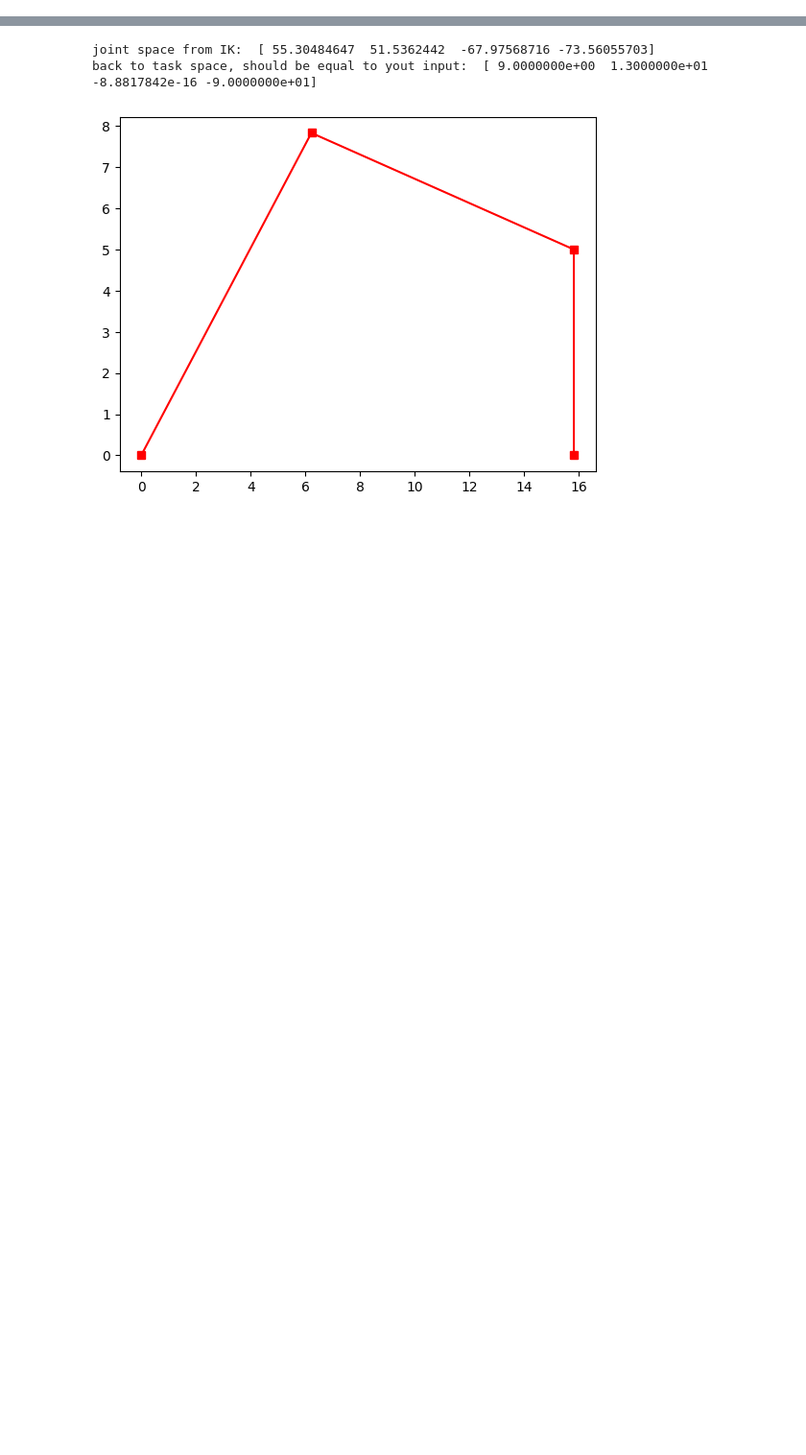
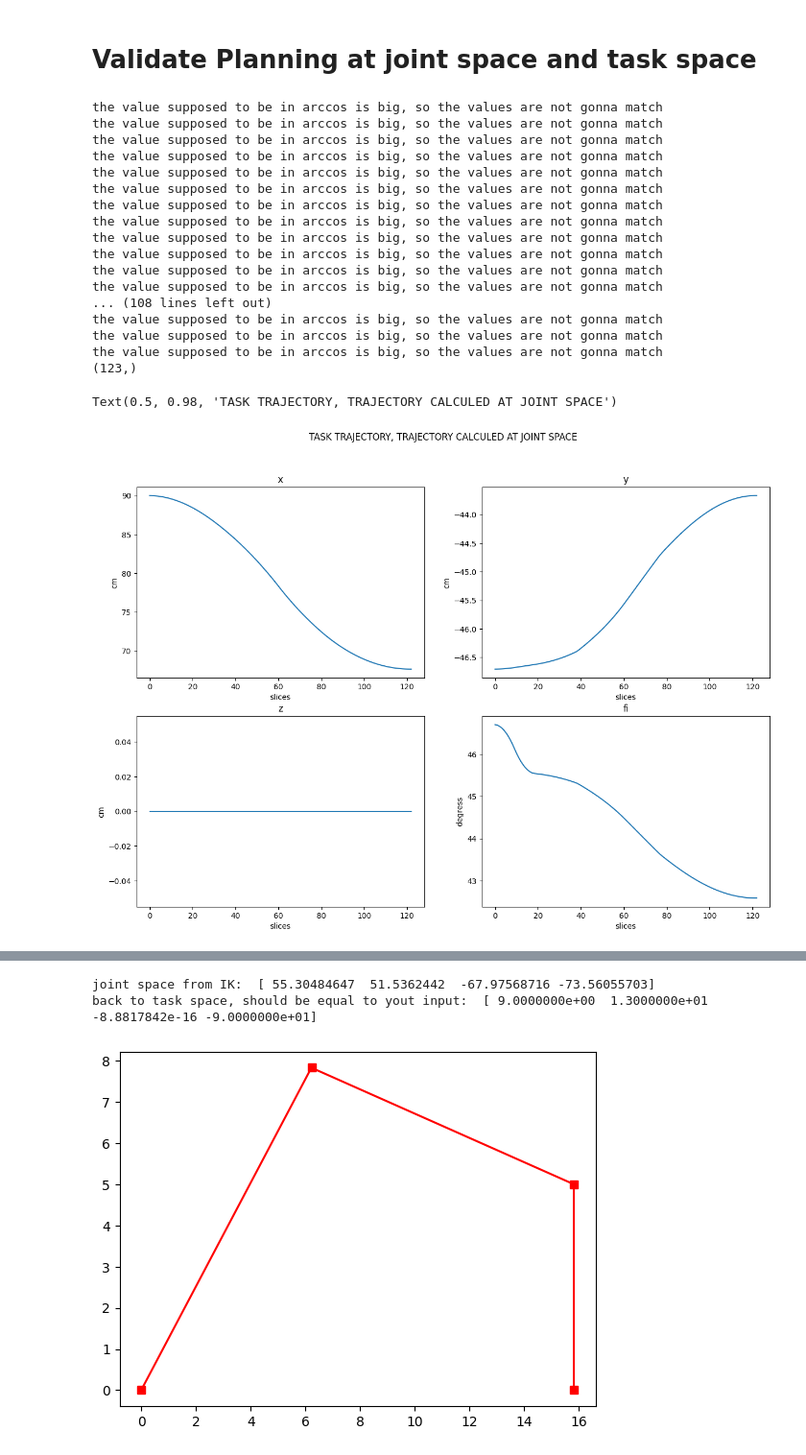
Before and after one commit to Ayrsz/robotic_arm, a Jupyter notebook: ros2_robotic_arm/src/robot_arm/robot_arm/notebook.ipynb, the cells around one changed output, grey strips where cells are left out. Shown at 96% size. Drawn from its saved outputs; the diff is of its cells as text; code cells hidden in the pictures; blank space fills up the shorter version.

```diff
--- a/ros2_robotic_arm/src/robot_arm/robot_arm/notebook.ipynb
+++ b/ros2_robotic_arm/src/robot_arm/robot_arm/notebook.ipynb
@@ -0,0 +368,57 @@
+# %% [markdown]
+# Validate Planning at joint space and task space
+# %%
+
+fig, axes = plt.subplots(2, 2, figsize=(15, 10))
+plan_x, plan_y, plan_z, plan_fi = Planner.vectorized_FK(planning_at_joint[:, 0], planning_at_joint[:, 1], planning_at_joint[:, 2], planning_at_joint[:, 3])
+print(plan_x.shape)
+
+
+ax = axes[0][0]
+ax.plot(plan_x)
+ax.set_title("x")
+ax.set_xlabel("slices")
+ax.set_ylabel("cm")
+
+
+ax = axes[0][1]
+ax.plot(plan_y)
+ax.set_title("y")
+ax.set_xlabel("slices")
+ax.set_ylabel("cm")
+
+
+ax = axes[1][0]
+ax.plot(plan_z)
+ax.set_title("z")
+ax.set_xlabel("slices")
+ax.set_ylabel("cm")
+
+
+ax = axes[1][1]
+ax.plot(plan_fi)
+ax.set_title("fi")
+ax.set_xlabel("slices")
+ax.set_ylabel("degress")
+
+plt.suptitle("TASK TRAJECTORY, TRAJECTORY CALCULED AT JOINT SPACE")
+# %% [output]
+the value supposed to be in arccos is big, so the values are not gonna match
+the value supposed to be in arccos is big, so the values are not gonna match
+the value supposed to be in arccos is big, so the values are not gonna match
+the value supposed to be in arccos is big, so the values are not gonna match
+the value supposed to be in arccos is big, so the values are not gonna match
+the value supposed to be in arccos is big, so the values are not gonna match
+the value supposed to be in arccos is big, so the values are not gonna match
+the value supposed to be in arccos is big, so the values are not gonna match
+the value supposed to be in arccos is big, so the values are not gonna match
+the value supposed to be in arccos is big, so the values are not gonna match
+the value supposed to be in arccos is big, so the values are not gonna match
+the value supposed to be in arccos is big, so the values are not gonna match
+... (108 lines left out)
+the value supposed to be in arccos is big, so the values are not gonna match
+the value supposed to be in arccos is big, so the values are not gonna match
+the value supposed to be in arccos is big, so the values are not gonna match
+(123,)
+Text(0.5, 0.98, 'TASK TRAJECTORY, TRAJECTORY CALCULED AT JOINT SPACE')
+[figure, added]
```
Also changed, not shown: parts of 10 cells of this notebook.
